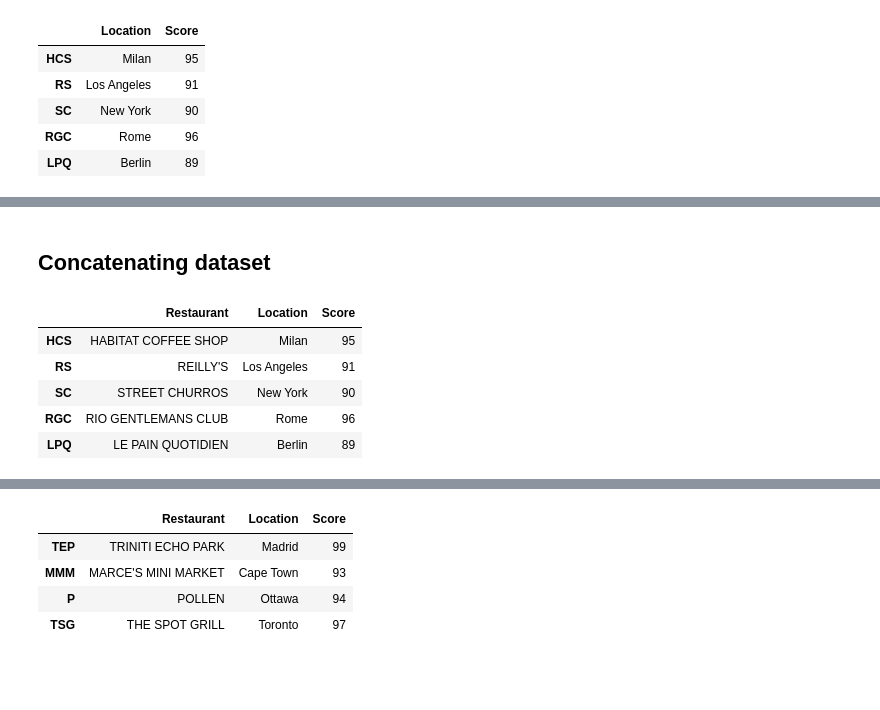
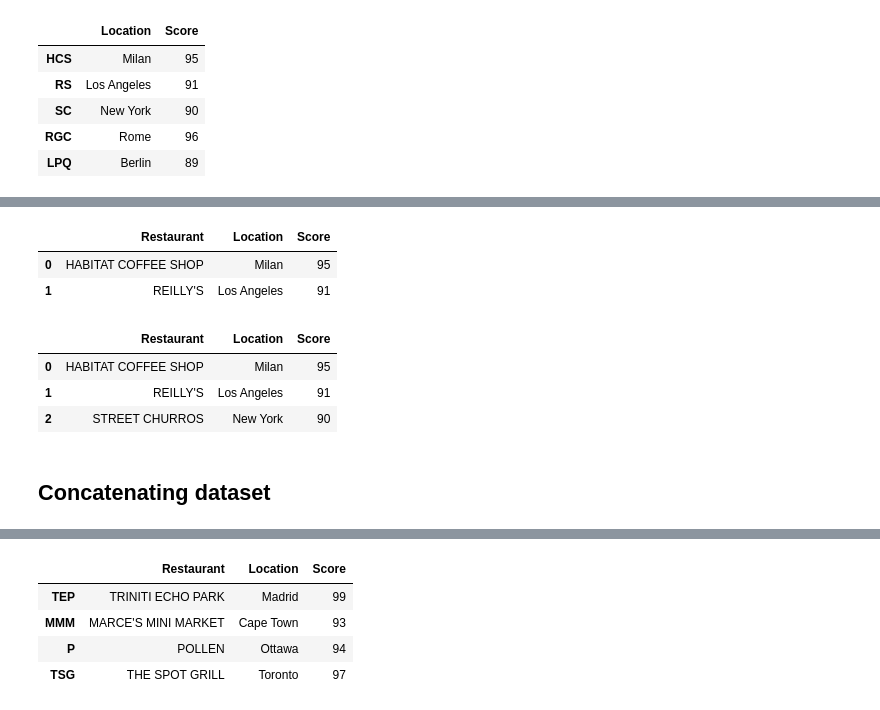
Before and after one commit to Fritzpass/BABD2022, a Jupyter notebook: Lab_01_python/03_Pandas.ipynb, the cells around one changed output, grey strips where cells are left out. Drawn from its saved outputs; the diff is of its cells as text; code cells hidden in the pictures; blank space fills up the shorter version.

```diff
--- a/Lab_01_python/03_Pandas.ipynb
+++ b/Lab_01_python/03_Pandas.ipynb
@@ -288,12 +311,15 @@ restaurants.iloc[:5,[1,2]]
+# %%
+restaurants.iloc[0:2]
+# %% [output]
+|  | Restaurant | Location | Score |
+| 0 | HABITAT COFFEE SHOP | Milan | 95 |
+| 1 | REILLY'S | Los Angeles | 91 |
+# %%
+restaurants.loc[0:2]
+# %% [output]
+|  | Restaurant | Location | Score |
+| 0 | HABITAT COFFEE SHOP | Milan | 95 |
+| 1 | REILLY'S | Los Angeles | 91 |
+| 2 | STREET CHURROS | New York | 90 |
 # %% [markdown]
 ## Concatenating dataset
-# %%
-r1 = restaurants.iloc[:5]
-r1
-# %% [output]
-|  | Restaurant | Location | Score |
-| HCS | HABITAT COFFEE SHOP | Milan | 95 |
-| RS | REILLY'S | Los Angeles | 91 |
-| SC | STREET CHURROS | New York | 90 |
-| RGC | RIO GENTLEMANS CLUB | Rome | 96 |
-| LPQ | LE PAIN QUOTIDIEN | Berlin | 89 |
```
Also changed, not shown: parts of 14 cells of this notebook.
